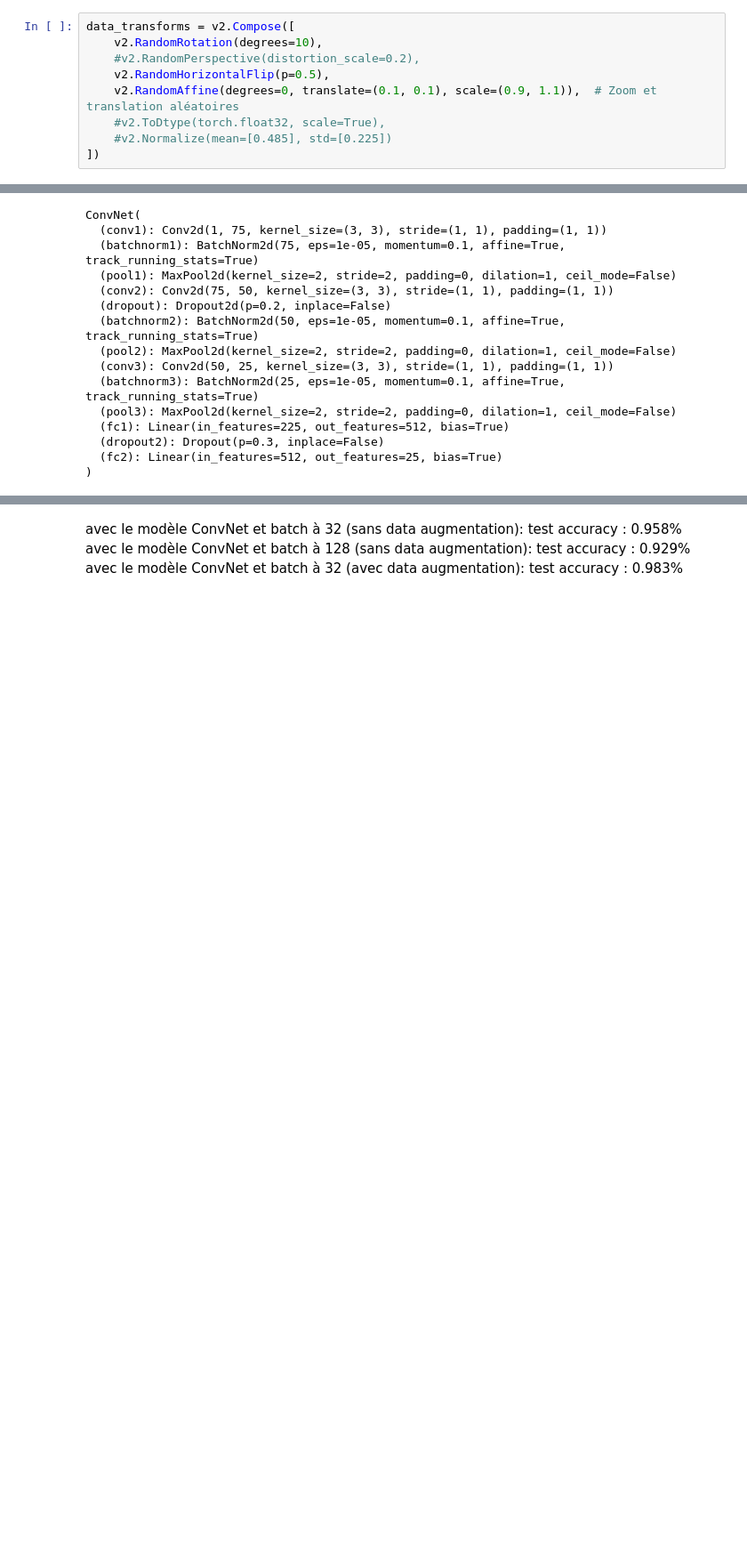
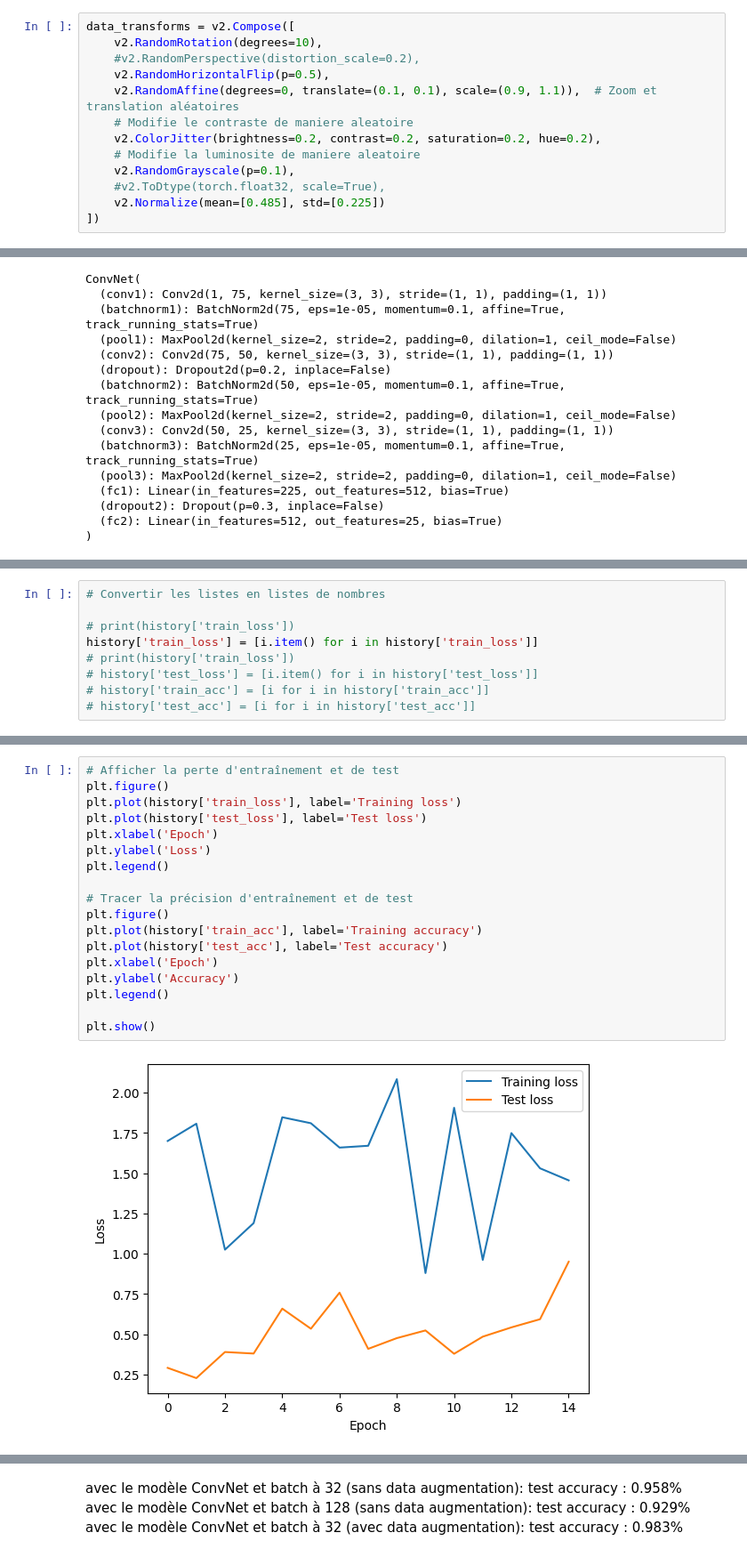
Before and after one commit to MathisAulagnier/SignLanguageLetterRecognitionAI, a Jupyter notebook: src/notebooks/proj_ia.ipynb, the cells around one changed output, grey strips where cells are left out. Shown at 89% size. Cells and saved outputs as stored; diff of their text form; blank space fills up the shorter version.

Commit message:
Add plot for perf, Add reset grad for fit, New evaluate fonction, pb: accuracy du model sur trainning ou sur test

```diff
--- a/src/notebooks/proj_ia.ipynb
+++ b/src/notebooks/proj_ia.ipynb
@@ -108,8 +132,12 @@ data_transforms = v2.Compose([
     #v2.RandomPerspective(distortion_scale=0.2),
     v2.RandomHorizontalFlip(p=0.5),
     v2.RandomAffine(degrees=0, translate=(0.1, 0.1), scale=(0.9, 1.1)),  # Zoom et translation aléatoires
+    # Modifie le contraste de maniere aleatoire
+    v2.ColorJitter(brightness=0.2, contrast=0.2, saturation=0.2, hue=0.2),
+    # Modifie la luminosite de maniere aleatoire
+    v2.RandomGrayscale(p=0.1),
     #v2.ToDtype(torch.float32, scale=True),
-    #v2.Normalize(mean=[0.485], std=[0.225])
+    v2.Normalize(mean=[0.485], std=[0.225])
 ])
 # %%
 percentage_of_augmented_data = 100 # 100 to double the amount of data
@@ -243,0 +265,9 @@ Test accuracy:0.950%
+# %%
+# Convertir les listes en listes de nombres
+
+# print(history['train_loss'])
+history['train_loss'] = [i.item() for i in history['train_loss']]
+# print(history['train_loss'])
+# history['test_loss'] = [i.item() for i in history['test_loss']]
+# history['train_acc'] = [i for i in history['train_acc']]
+# history['test_acc'] = [i for i in history['test_acc']]
@@ -243,0 +288,20 @@ Test accuracy:0.950%
+# %%
+# Afficher la perte d'entraînement et de test
+plt.figure()
+plt.plot(history['train_loss'], label='Training loss')
+plt.plot(history['test_loss'], label='Test loss')
+plt.xlabel('Epoch')
+plt.ylabel('Loss')
+plt.legend()
+
+# Tracer la précision d'entraînement et de test
+plt.figure()
+plt.plot(history['train_acc'], label='Training accuracy')
+plt.plot(history['test_acc'], label='Test accuracy')
+plt.xlabel('Epoch')
+plt.ylabel('Accuracy')
+plt.legend()
+
+plt.show()
+# %% [output]
+[figure, added]
```
Also changed, not shown: parts of 12 cells of this notebook, 6 other files.
